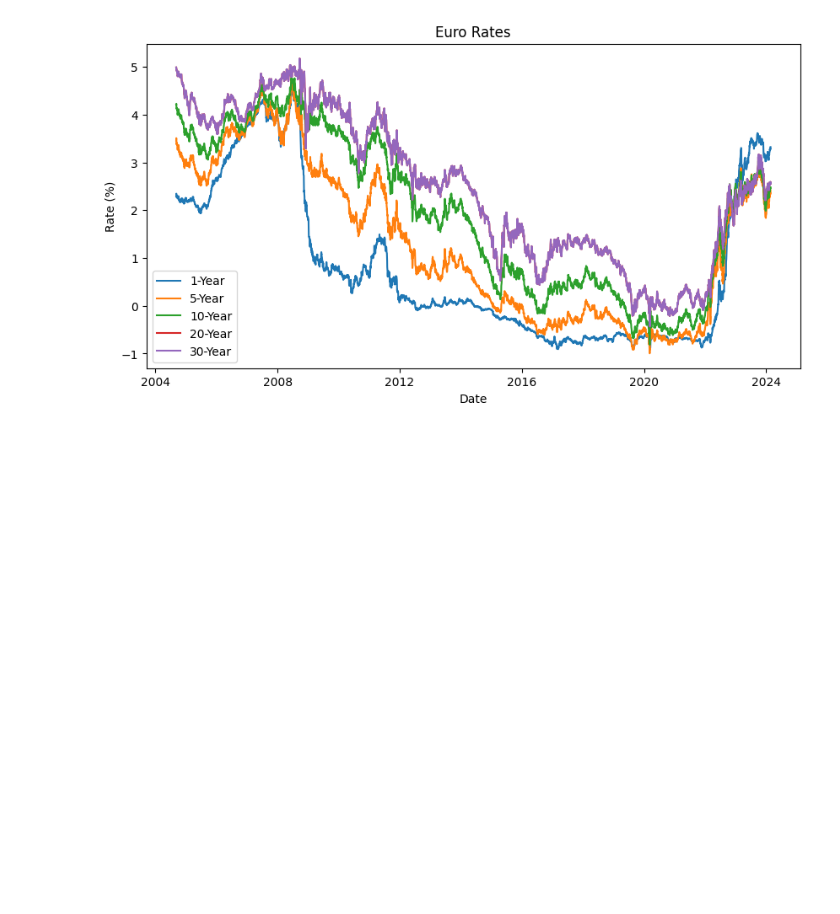
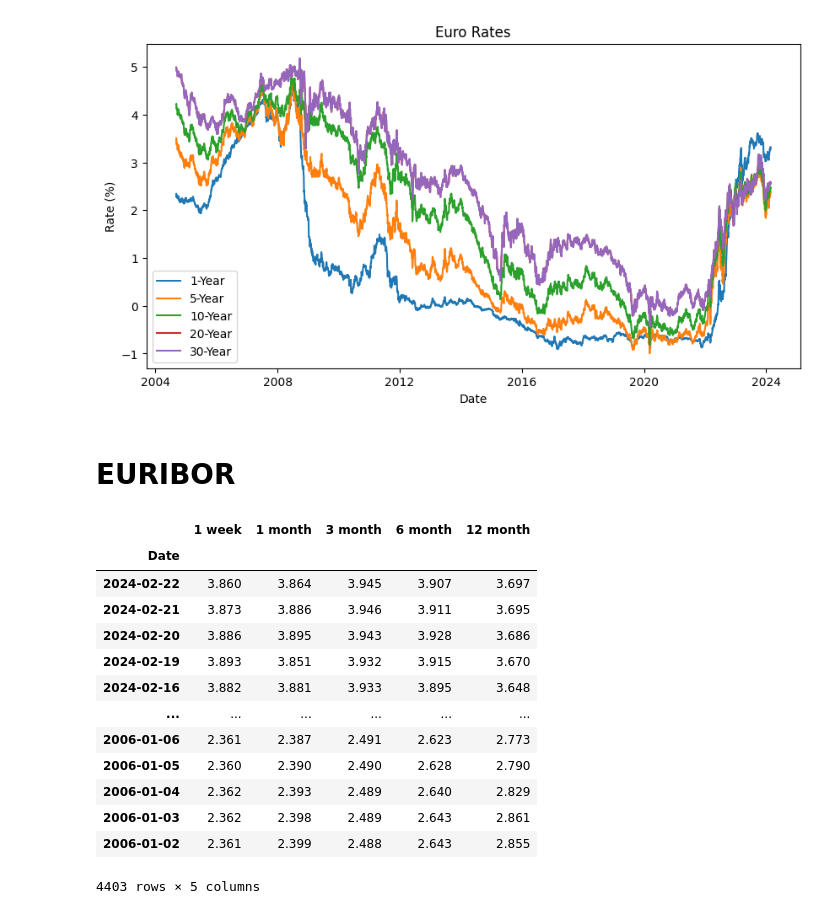
Before and after one commit to MathQuantLab/interest-rates-modelling, a Jupyter notebook: Data/Data.ipynb, the cells around one changed output. Saved outputs shown, nothing was run; the diff lists cells and outputs as text; code cells hidden in the pictures; blank space fills up the shorter version.

```diff
--- a/Data/Data.ipynb
+++ b/Data/Data.ipynb
@@ -117,3 +117,23 @@ plt.title("Euro Rates")
 plt.show()
 # %% [output]
 [figure]
+# %% [markdown]
+# EURIBOR
+# %%
+df_euribor = pd.read_csv("euribor.csv", index_col=0, parse_dates=True)
+df_euribor
+# %% [output]
+|  | 1 week | 1 month | 3 month | 6 month | 12 month |
+| Date |  |  |  |  |  |
+| 2024-02-22 | 3.860 | 3.864 | 3.945 | 3.907 | 3.697 |
+| 2024-02-21 | 3.873 | 3.886 | 3.946 | 3.911 | 3.695 |
+| 2024-02-20 | 3.886 | 3.895 | 3.943 | 3.928 | 3.686 |
+| 2024-02-19 | 3.893 | 3.851 | 3.932 | 3.915 | 3.670 |
+| 2024-02-16 | 3.882 | 3.881 | 3.933 | 3.895 | 3.648 |
+| ... | ... | ... | ... | ... | ... |
+| 2006-01-06 | 2.361 | 2.387 | 2.491 | 2.623 | 2.773 |
+| 2006-01-05 | 2.360 | 2.390 | 2.490 | 2.628 | 2.790 |
+| 2006-01-04 | 2.362 | 2.393 | 2.489 | 2.640 | 2.829 |
+| 2006-01-03 | 2.362 | 2.398 | 2.489 | 2.643 | 2.861 |
+| 2006-01-02 | 2.361 | 2.399 | 2.488 | 2.643 | 2.855 |
+4403 rows × 5 columns
```
Also changed, not shown: parts of 1 cell of this notebook.
